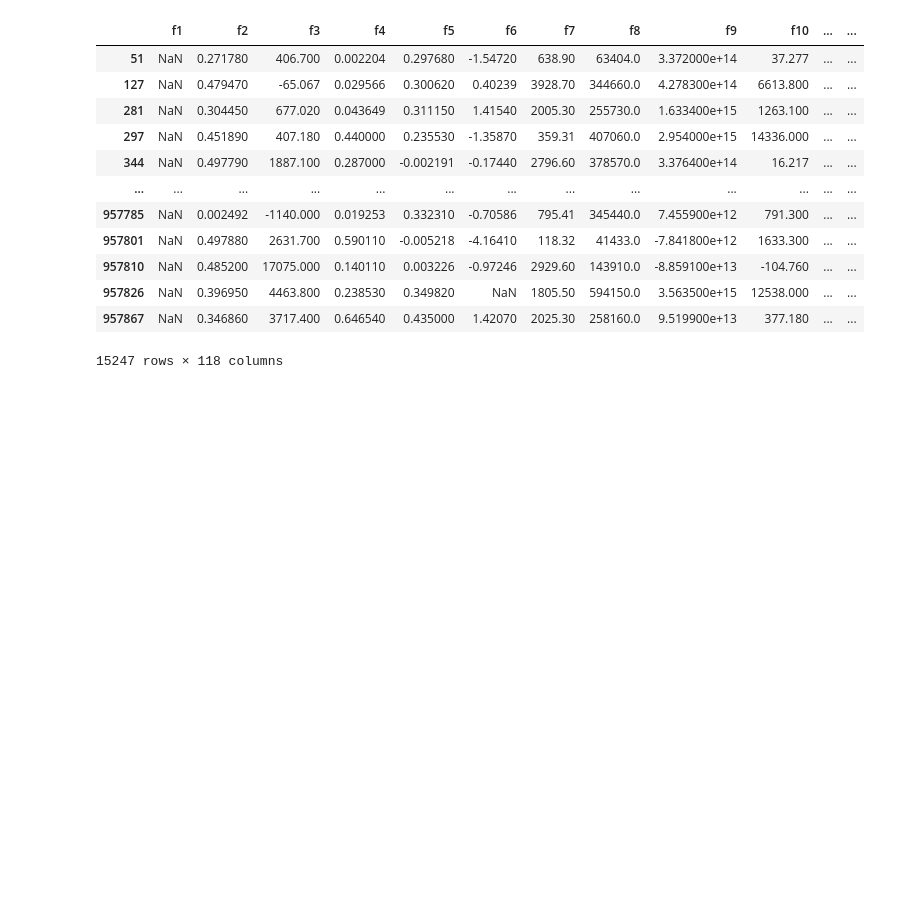
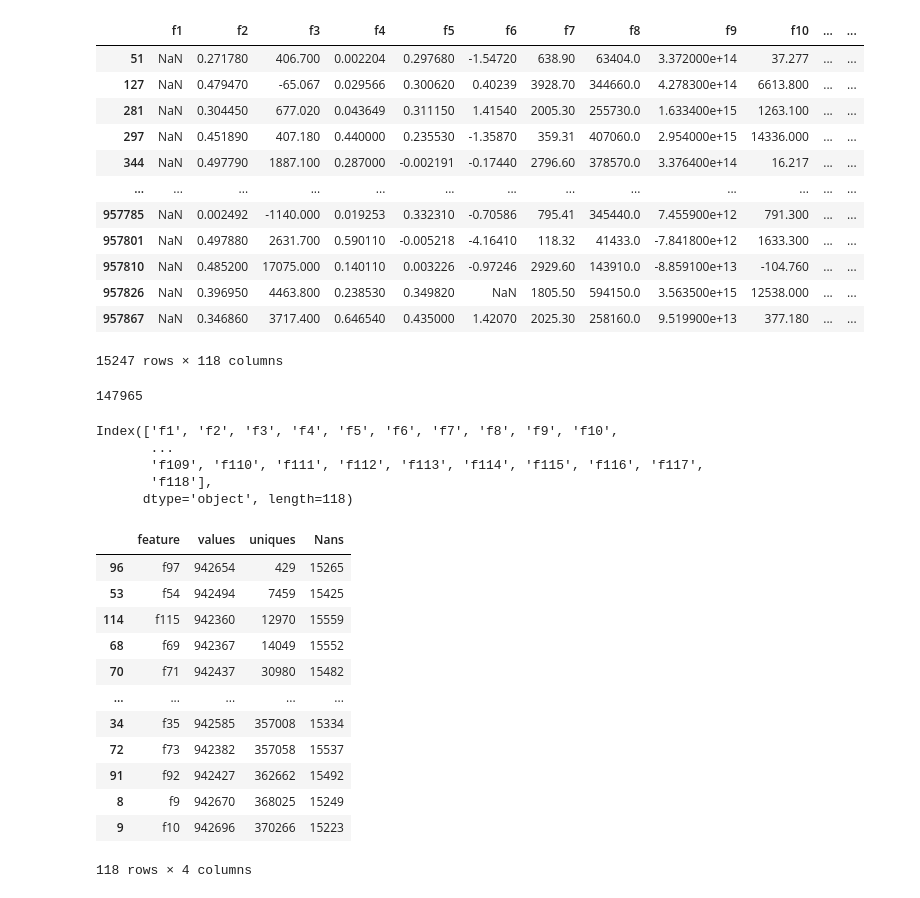
Before and after one commit to kenichiluna0627/tabular-playground-sep-2021, a Jupyter notebook: tabular_pg_sep2021.ipynb, the cells around one changed output. Cells and saved outputs as stored; diff of their text form; code cells hidden in the pictures; blank space fills up the shorter version.

```diff
--- a/tabular_pg_sep2021.ipynb
+++ b/tabular_pg_sep2021.ipynb
@@ -67,3 +67,42 @@ X[X['f1'].isnull()]
 | 957826 | NaN | 0.396950 | 4463.800 | 0.238530 | 0.349820 | NaN | 1805.50 | 594150.0 | 3.563500e+15 | 12538.000 | ... | ... |
 | 957867 | NaN | 0.346860 | 3717.400 | 0.646540 | 0.435000 | 1.42070 | 2025.30 | 258160.0 | 9.519900e+13 | 377.180 | ... | ... |
 15247 rows × 118 columns
+# %%
+X['f1'].nunique()
+# %% [output]
+147965
+# %%
+cols = X.columns
+cols
+# %% [output]
+Index(['f1', 'f2', 'f3', 'f4', 'f5', 'f6', 'f7', 'f8', 'f9', 'f10',
+       ...
+       'f109', 'f110', 'f111', 'f112', 'f113', 'f114', 'f115', 'f116', 'f117',
+       'f118'],
+      dtype='object', length=118)
+# %%
+num_of_uniques = []
+num_of_values = []
+num_of_nans = []
+for col in cols:
+    num_of_uniques.append(X[col].nunique())
+    num_of_values.append(X[col].count())
+    num_of_nans.append(X[col].isnull().sum())
+# %%
+ana_df = pd.DataFrame({'feature':cols, 'values': num_of_values, 'uniques':num_of_uniques, 'Nans': num_of_nans})
+# %%
+ana_df.sort_values('uniques', ascending=True)
+# %% [output]
+|  | feature | values | uniques | Nans |
+| 96 | f97 | 942654 | 429 | 15265 |
+| 53 | f54 | 942494 | 7459 | 15425 |
+| 114 | f115 | 942360 | 12970 | 15559 |
+| 68 | f69 | 942367 | 14049 | 15552 |
+| 70 | f71 | 942437 | 30980 | 15482 |
+| ... | ... | ... | ... | ... |
+| 34 | f35 | 942585 | 357008 | 15334 |
+| 72 | f73 | 942382 | 357058 | 15537 |
+| 91 | f92 | 942427 | 362662 | 15492 |
+| 8 | f9 | 942670 | 368025 | 15249 |
+| 9 | f10 | 942696 | 370266 | 15223 |
+118 rows × 4 columns
```
Also changed, not shown: parts of 11 cells of this notebook.
